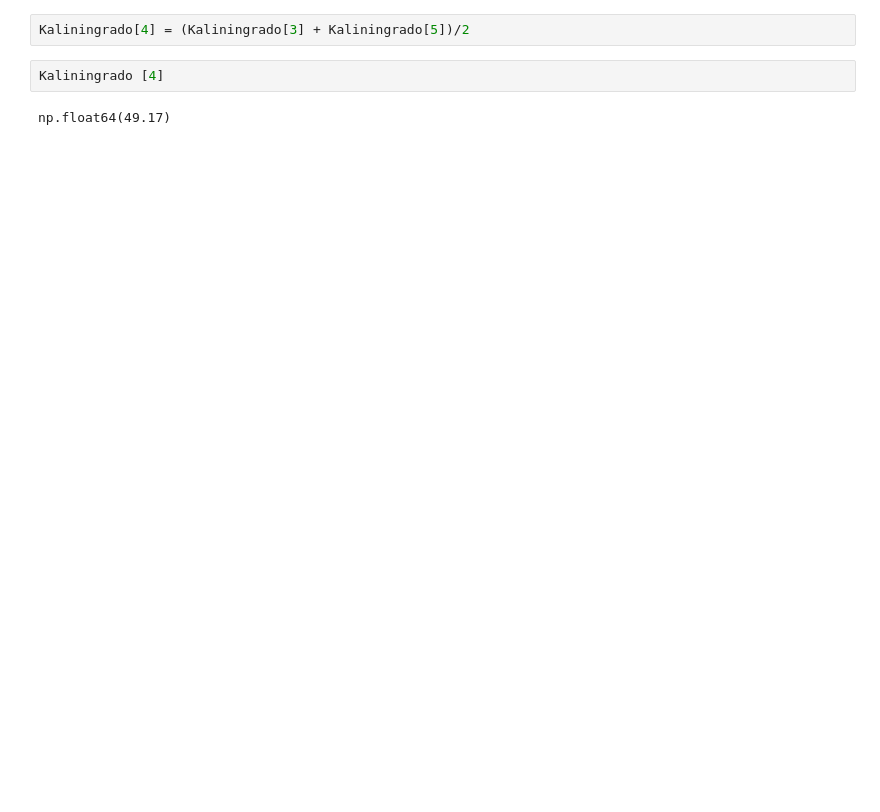
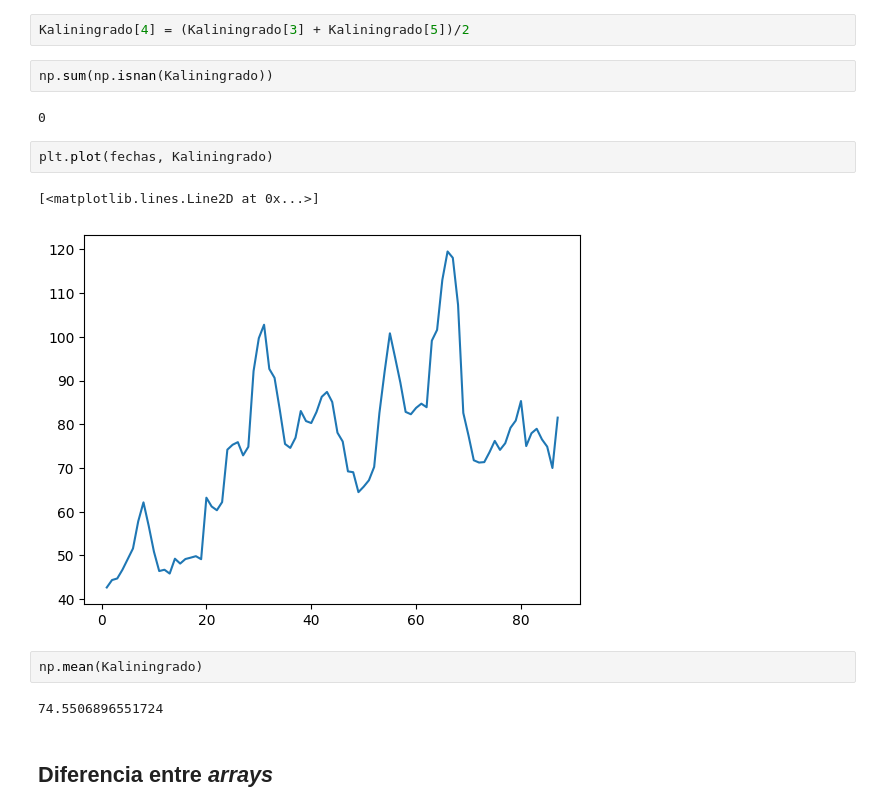
Before and after one commit to MadridVP/Data-Science-Alura, a Jupyter notebook: Numpy.ipynb, the cells around one changed output. Saved outputs shown, nothing was run; the diff lists cells and outputs as text; blank space fills up the shorter version.

```diff
--- a/Numpy.ipynb
+++ b/Numpy.ipynb
@@ -164,6 +246,17 @@ np.int64(1)
 # %%
 Kaliningrado[4] = (Kaliningrado[3] + Kaliningrado[5])/2
-# %%
-Kaliningrado [4]
-# %% [output]
-np.float64(49.17)
+# %%
+np.sum(np.isnan(Kaliningrado))
+# %% [output]
+0
+# %%
+plt.plot(fechas, Kaliningrado)
+# %% [output]
+[<matplotlib.lines.Line2D at 0x...>]
+[figure, added]
+# %%
+np.mean(Kaliningrado)
+# %% [output]
+74.5506896551724
+# %% [markdown]
+## Diferencia entre *arrays*
```
Also changed, not shown: parts of 27 cells of this notebook.
